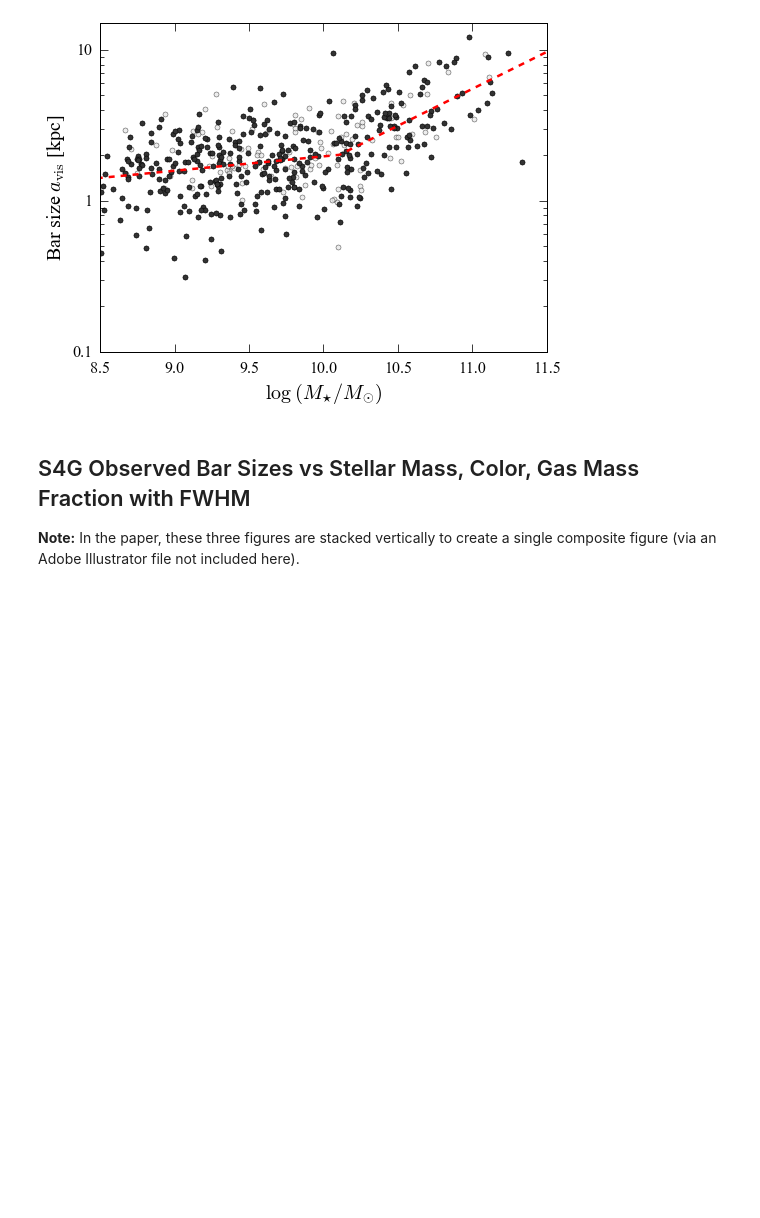
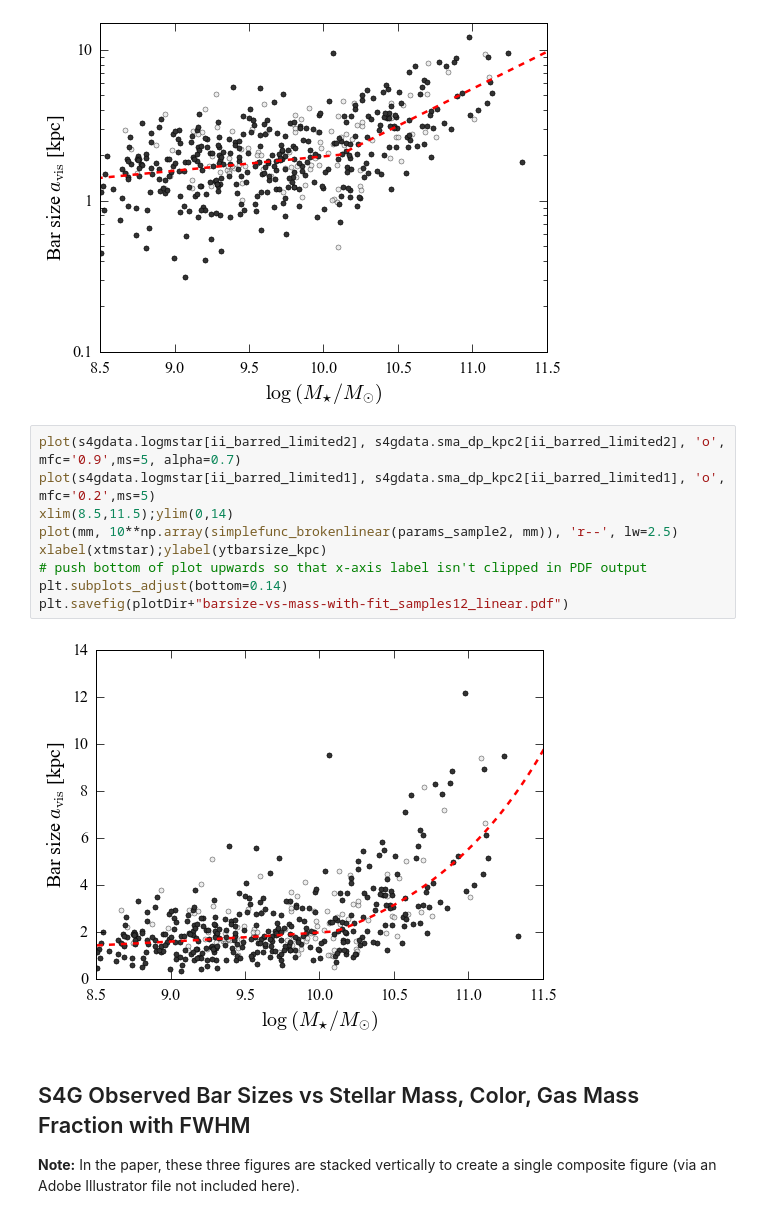
Before and after one commit to perwin/s4g_barfractions, a Jupyter notebook: s4gbars_barsizes.ipynb, the cells around one changed output. Cells and saved outputs as stored; diff of their text form; blank space fills up the shorter version.

```diff
--- a/s4gbars_barsizes.ipynb
+++ b/s4gbars_barsizes.ipynb
@@ -173,6 +173,17 @@ plt.subplots_adjust(bottom=0.14)
 if savePlots: plt.savefig(plotDir+"barsize-vs-mass-with-fit_samples12.pdf")
 # %% [output]
 [figure]
+# %%
+plot(s4gdata.logmstar[ii_barred_limited2], s4gdata.sma_dp_kpc2[ii_barred_limited2], 'o', mfc='0.9',ms=5, alpha=0.7)
+plot(s4gdata.logmstar[ii_barred_limited1], s4gdata.sma_dp_kpc2[ii_barred_limited1], 'o', mfc='0.2',ms=5)
+xlim(8.5,11.5);ylim(0,14)
+plot(mm, 10**np.array(simplefunc_brokenlinear(params_sample2, mm)), 'r--', lw=2.5)
+xlabel(xtmstar);ylabel(ytbarsize_kpc)
+# push bottom of plot upwards so that x-axis label isn't clipped in PDF output
+plt.subplots_adjust(bottom=0.14)
+plt.savefig(plotDir+"barsize-vs-mass-with-fit_samples12_linear.pdf")
+# %% [output]
+[figure, added]
 # %% [markdown]
 ## S4G Observed Bar Sizes vs Stellar Mass, Color, Gas Mass Fraction with FWHM
 
```
Also changed, not shown: 2 other files.
